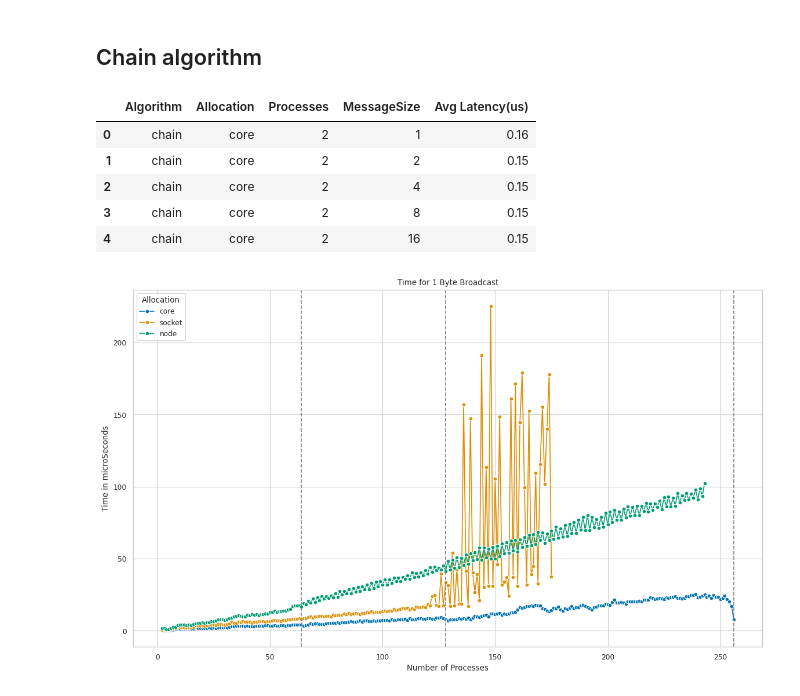
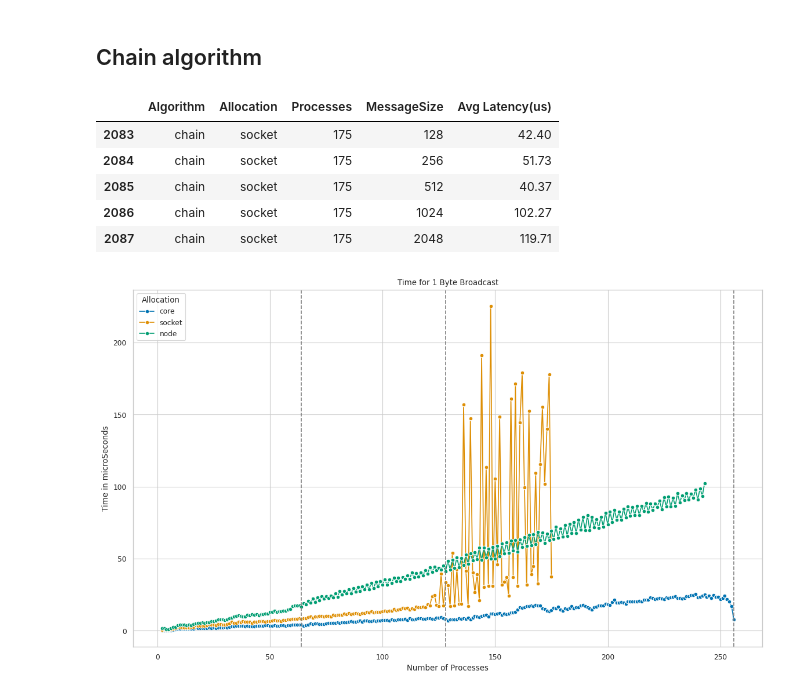
Before and after one commit to ValentinisAlessio/HPC_final_project, a Jupyter notebook: exercise1/plots/plots_bcast.ipynb, the cells around one changed output. Cells and saved outputs as stored; diff of their text form; code cells hidden in the pictures.

```diff
--- a/exercise1/plots/plots_bcast.ipynb
+++ b/exercise1/plots/plots_bcast.ipynb
@@ -55,19 +56,21 @@ fig.savefig('bcast_bintree_1byte.png')
 # %%
 chain_core = pd.read_csv('../results_def/bcast_chain_results_wu_core.csv')
 chain_socket = pd.read_csv('../results_def/bcast_chain_results_wu_socket.csv')
 chain_node = pd.read_csv('../results_def/bcast_chain_results_wu_node.csv')
 
 # Merge the data
 chain = pd.concat([chain_core, chain_socket, chain_node])
 
 chain.head()
+chain.tail()
+chain_socket.tail()
 # %% [output]
 |  | Algorithm | Allocation | Processes | MessageSize | Avg Latency(us) |
-| 0 | chain | core | 2 | 1 | 0.16 |
-| 1 | chain | core | 2 | 2 | 0.15 |
-| 2 | chain | core | 2 | 4 | 0.15 |
-| 3 | chain | core | 2 | 8 | 0.15 |
-| 4 | chain | core | 2 | 16 | 0.15 |
+| 2083 | chain | socket | 175 | 128 | 42.40 |
+| 2084 | chain | socket | 175 | 256 | 51.73 |
+| 2085 | chain | socket | 175 | 512 | 40.37 |
+| 2086 | chain | socket | 175 | 1024 | 102.27 |
+| 2087 | chain | socket | 175 | 2048 | 119.71 |
 # %%
 # plot the results concerning the 1 MessageSize
 df = chain[chain['MessageSize'] == 1]
```
Also changed, not shown: parts of 3 cells of this notebook, 12 other files.
